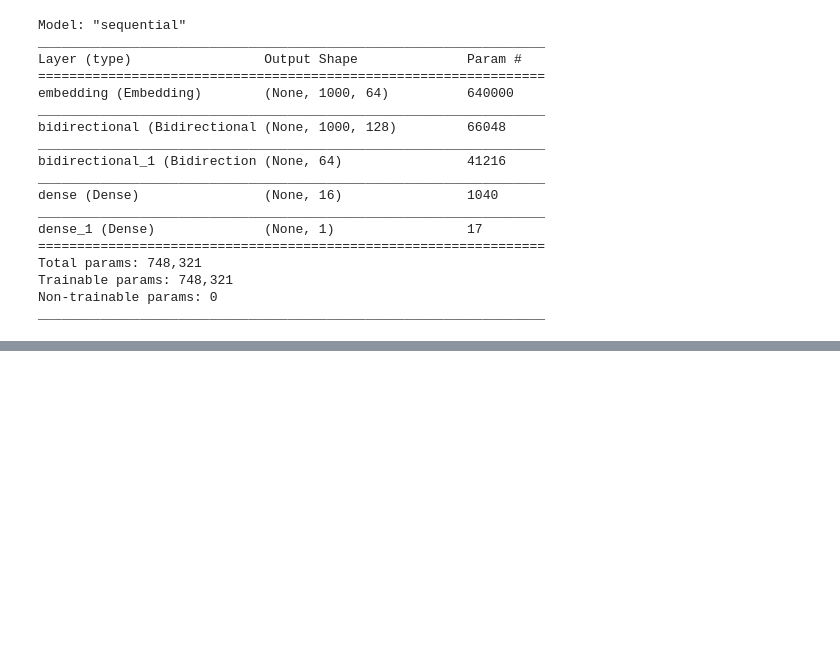
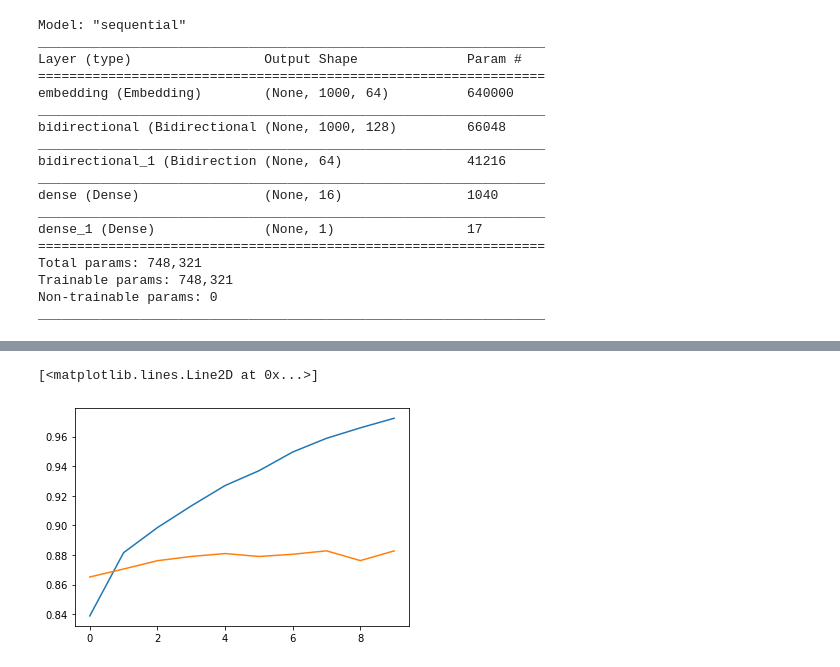
Before and after one commit to yashy3nugu/food-reviews-sentiment, a Jupyter notebook: RNN.ipynb, the cells around one changed output, grey strips where cells are left out. Drawn from its saved outputs; the diff is of its cells as text; code cells hidden in the pictures; blank space fills up the shorter version.

```diff
--- a/RNN.ipynb
+++ b/RNN.ipynb
@@ -151,0 +184,6 @@ Epoch 2/10
+# %%
+plt.plot(history.history["accuracy"])
+plt.plot(history.history["val_accuracy"])
+# %% [output]
+[<matplotlib.lines.Line2D at 0x...>]
+[figure, added]
```
Also changed, not shown: parts of 12 cells of this notebook.
